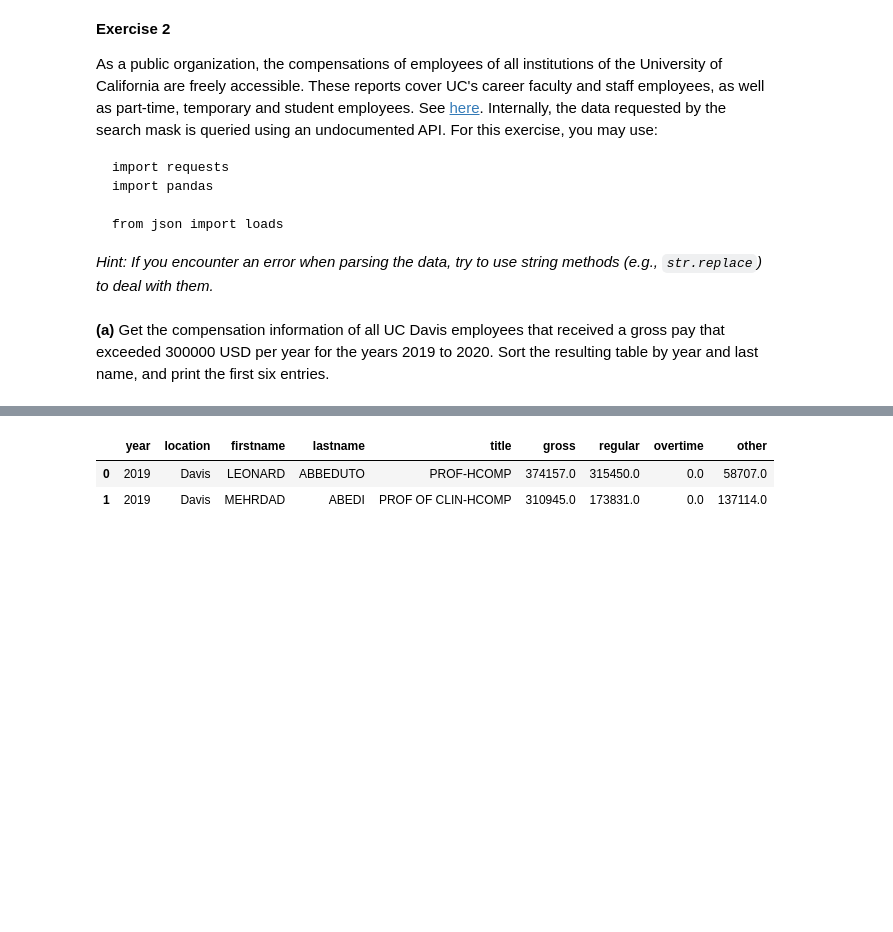
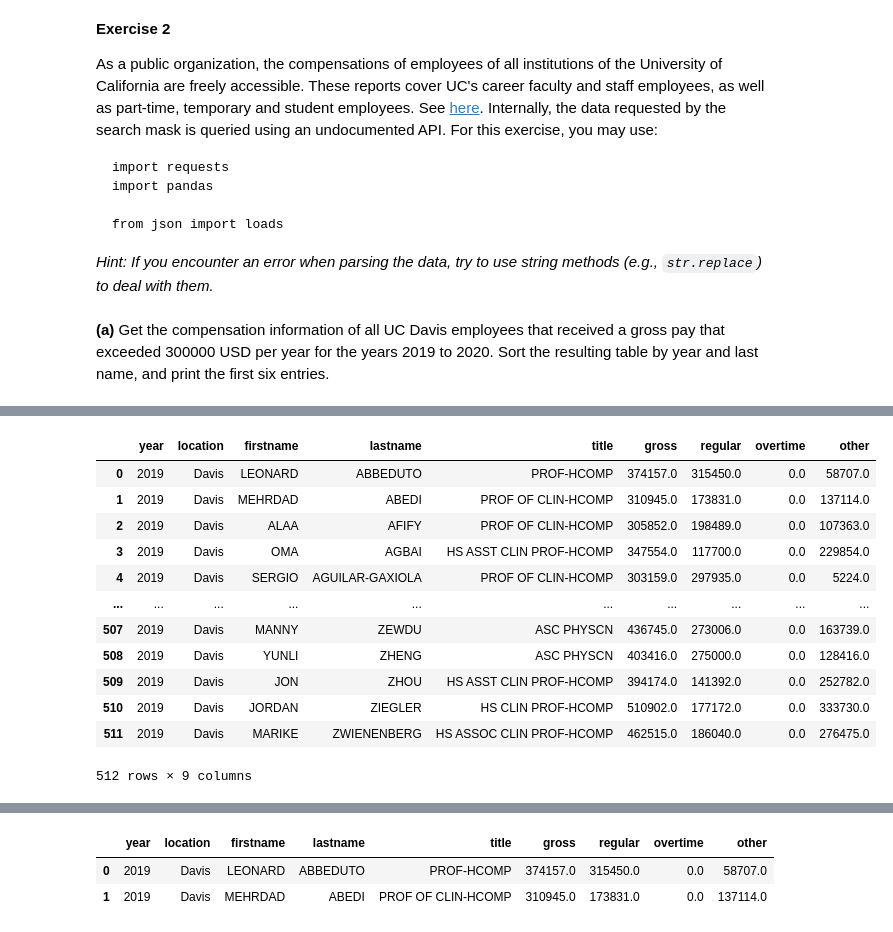
Before and after one commit to cc81972/STA141B, a Jupyter notebook: hw2/homework_2.ipynb, the cells around one changed output, grey strips where cells are left out. Cells and saved outputs as stored; diff of their text form; code cells hidden in the pictures; blank space fills up the shorter version.

```diff
--- a/hw2/homework_2.ipynb
+++ b/hw2/homework_2.ipynb
@@ -266,0 +313,19 @@ __(a)__ Get the compensation information of all UC Davis employees that received
+# %%
+int_columns = ['gross', 'regular', 'overtime', 'other']
+table[int_columns] = table[int_columns].astype('float')
+table = table.drop(columns=['id'])
+table
+# %% [output]
+|  | year | location | firstname | lastname | title | gross | regular | overtime | other |
+| 0 | 2019 | Davis | LEONARD | ABBEDUTO | PROF-HCOMP | 374157.0 | 315450.0 | 0.0 | 58707.0 |
+| 1 | 2019 | Davis | MEHRDAD | ABEDI | PROF OF CLIN-HCOMP | 310945.0 | 173831.0 | 0.0 | 137114.0 |
+| 2 | 2019 | Davis | ALAA | AFIFY | PROF OF CLIN-HCOMP | 305852.0 | 198489.0 | 0.0 | 107363.0 |
+| 3 | 2019 | Davis | OMA | AGBAI | HS ASST CLIN PROF-HCOMP | 347554.0 | 117700.0 | 0.0 | 229854.0 |
+| 4 | 2019 | Davis | SERGIO | AGUILAR-GAXIOLA | PROF OF CLIN-HCOMP | 303159.0 | 297935.0 | 0.0 | 5224.0 |
+| ... | ... | ... | ... | ... | ... | ... | ... | ... | ... |
+| 507 | 2019 | Davis | MANNY | ZEWDU | ASC PHYSCN | 436745.0 | 273006.0 | 0.0 | 163739.0 |
+| 508 | 2019 | Davis | YUNLI | ZHENG | ASC PHYSCN | 403416.0 | 275000.0 | 0.0 | 128416.0 |
+| 509 | 2019 | Davis | JON | ZHOU | HS ASST CLIN PROF-HCOMP | 394174.0 | 141392.0 | 0.0 | 252782.0 |
+| 510 | 2019 | Davis | JORDAN | ZIEGLER | HS CLIN PROF-HCOMP | 510902.0 | 177172.0 | 0.0 | 333730.0 |
+| 511 | 2019 | Davis | MARIKE | ZWIENENBERG | HS ASSOC CLIN PROF-HCOMP | 462515.0 | 186040.0 | 0.0 | 276475.0 |
+512 rows × 9 columns
```
Also changed, not shown: parts of 12 cells of this notebook.
